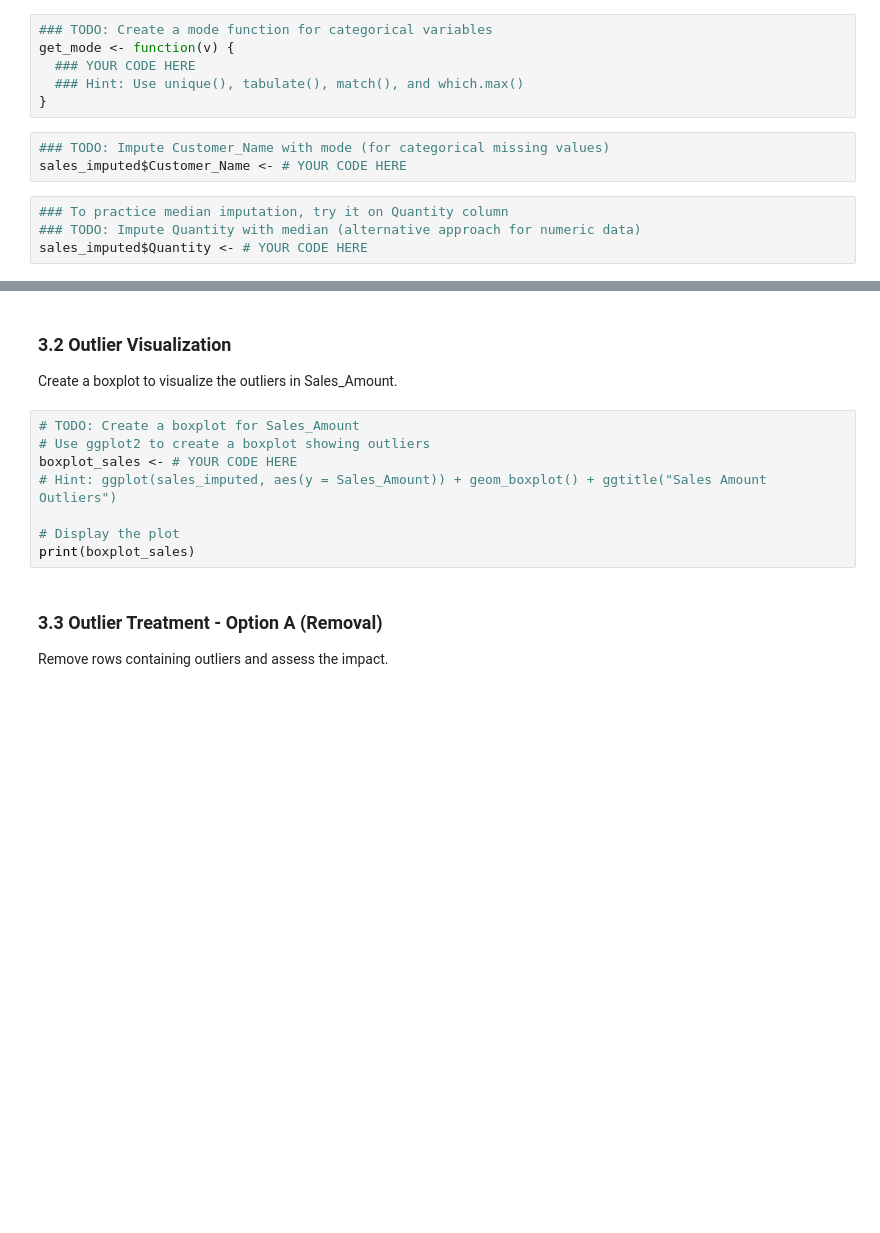
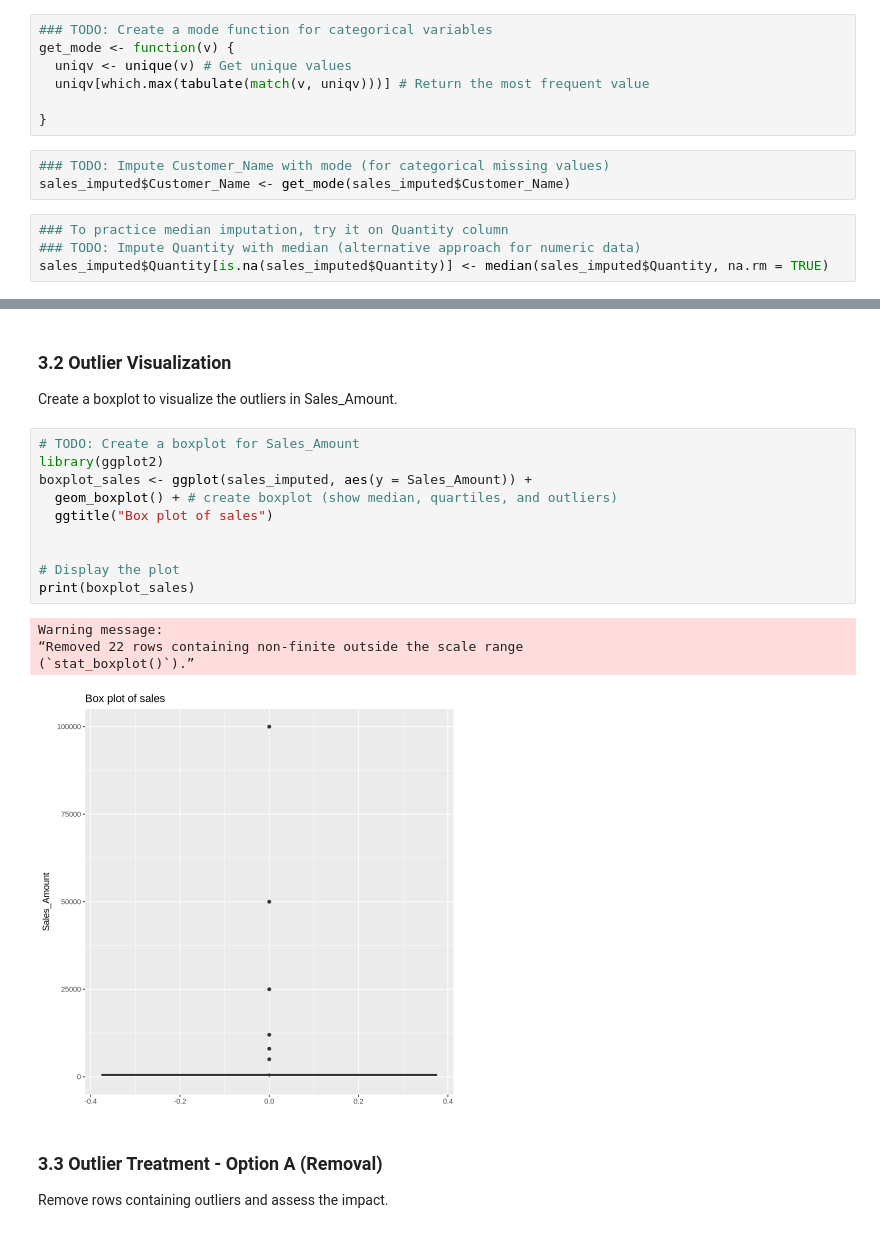
Before and after one commit to UTSA-Humphries-Data-Science/assignment-2-version3-BaileyWright123, a Jupyter notebook: assignment/Homework/homework_lesson_2_data_cleaning.ipynb, the cells around one changed output, grey strips where cells are left out. Cells and saved outputs as stored; diff of their text form; blank space fills up the shorter version.

```diff
--- a/assignment/Homework/homework_lesson_2_data_cleaning.ipynb
+++ b/assignment/Homework/homework_lesson_2_data_cleaning.ipynb
@@ -210,16 +210,17 @@ sales_imputed <- messy_sales
 # %%
 ### TODO: Create a mode function for categorical variables
 get_mode <- function(v) {
-  ### YOUR CODE HERE
-  ### Hint: Use unique(), tabulate(), match(), and which.max()
+  uniqv <- unique(v) # Get unique values
+  uniqv[which.max(tabulate(match(v, uniqv)))] # Return the most frequent value
+
 }
 # %%
 ### TODO: Impute Customer_Name with mode (for categorical missing values)
-sales_imputed$Customer_Name <- # YOUR CODE HERE
+sales_imputed$Customer_Name <- get_mode(sales_imputed$Customer_Name)
 # %%
 ### To practice median imputation, try it on Quantity column
 ### TODO: Impute Quantity with median (alternative approach for numeric data)
-sales_imputed$Quantity <- # YOUR CODE HERE
+sales_imputed$Quantity[is.na(sales_imputed$Quantity)] <- median(sales_imputed$Quantity, na.rm = TRUE)
 # %%
 ### Verify imputation success
 print("Missing values after imputation:")
@@ -312,12 +348,19 @@ Apply capping/winsorization to handle outliers while preserving data points.
 Create a boxplot to visualize the outliers in Sales_Amount.
 # %%
 # TODO: Create a boxplot for Sales_Amount
-# Use ggplot2 to create a boxplot showing outliers
-boxplot_sales <- # YOUR CODE HERE
-# Hint: ggplot(sales_imputed, aes(y = Sales_Amount)) + geom_boxplot() + ggtitle("Sales Amount Outliers")
+library(ggplot2)
+boxplot_sales <- ggplot(sales_imputed, aes(y = Sales_Amount)) +
+  geom_boxplot() + # create boxplot (show median, quartiles, and outliers)
+  ggtitle("Box plot of sales")
+
 
 # Display the plot
 print(boxplot_sales)
+# %% [output]
+Warning message:
+“Removed 22 rows containing non-finite outside the scale range
+(`stat_boxplot()`).”
+[figure, added]
 # %% [markdown]
 ### 3.3 Outlier Treatment - Option A (Removal)
 
```
Also changed, not shown: parts of 18 cells of this notebook.
